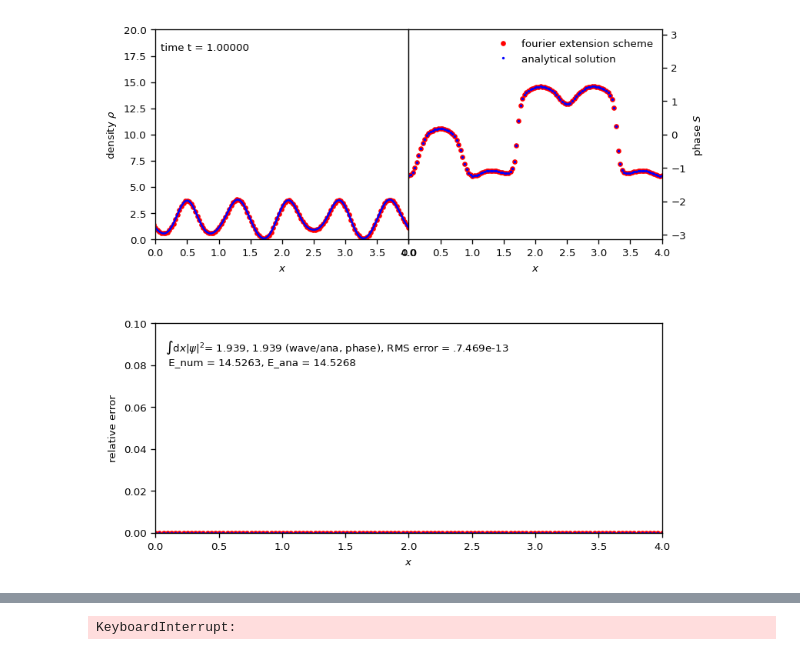
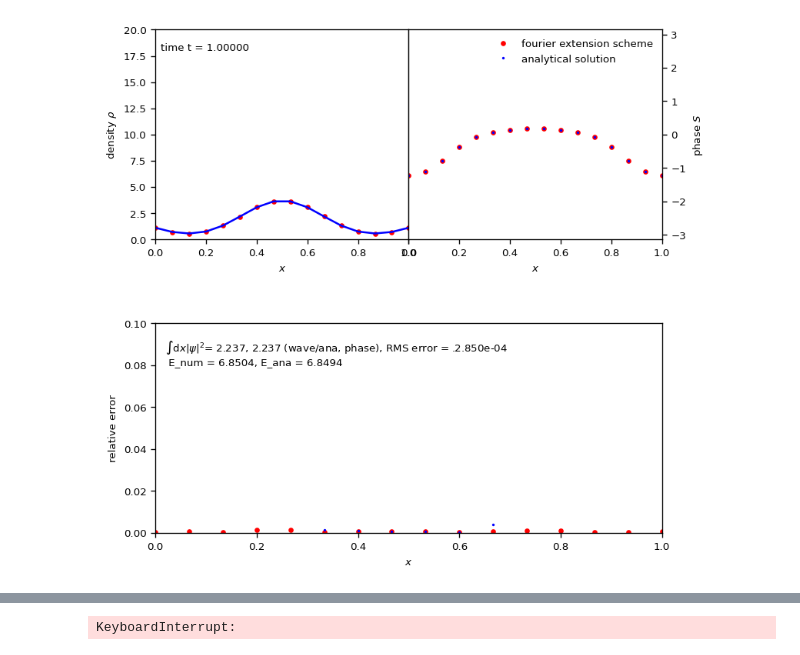
Before and after one commit to KunkelAlexander/fdm-hybrid-scheme, a Jupyter notebook: demonstration/SchrödingerFE.ipynb, the cells around one changed output, grey strips where cells are left out. Drawn from its saved outputs; the diff is of its cells as text; code cells hidden in the pictures.

```diff
--- a/demonstration/SchrödingerFE.ipynb
+++ b/demonstration/SchrödingerFE.ipynb
@@ -364,6 +451,10 @@ class Scheme:
         psi_ref = self.generateIC(*self.grid, self.dx, self.t, self.m, self.hbar)
         return np.abs(np.abs(self.psi[self.inner])**2 - np.abs(psi_ref[self.inner])**2) / (np.abs(psi_ref[self.inner])**2)
 
+    def computeAbsErrorArray(self):
+        psi_ref = self.generateIC(*self.grid, self.dx, self.t, self.m, self.hbar)
+        return np.abs(np.abs(self.psi[self.inner])**2 - np.abs(psi_ref[self.inner])**2)
+
     def computeRelError(self):
         psi_ref = self.generateIC(*self.grid, self.dx, self.t, self.m, self.hbar)
         l_infty_diff = np.max(np.abs(np.abs(self.psi[self.inner])**2 - np.abs(psi_ref[self.inner])**2))
@@ -384,16 +475,20 @@ class FourierExtensionScheme(Scheme):
     def __init__(self, config, generateIC):
         super().__init__(config, generateIC)
 
+        self.upsampleGrid = np.linspace(self.grid[0][0], self.grid[0][-1], 2 * len(self.grid[0]))
+
         N      = int(self.totalN/4)
         Ncoll  = int(self.totalN/2)
         theta  = 2
         chi    = theta/2
-        cutoff = 1e-12
+        cutoff = 1e-14
 
         self.fe     = FourierExtension( N, Ncoll, theta, chi, cutoff = cutoff)
         self.psi    = self.generateIC(*self.grid, self.dx, self.t, self.m, self.hbar)
         self.fields = self.psi
         self.counter = 0
+        self.alpha                  = config.get("alpha", 0)
+        self.p                      = config.get("p", 1)
 
     def step(self, dt):
         if self.useBC:
@@ -411,16 +506,16 @@ class FourierExtensionScheme(Scheme):
             dx                   = xscale[1] - xscale[0]
             xint                 = np.pad(xscale, (0, self.totalN), mode="linear_ramp", end_values=(0, xscale[-1] + self.totalN * dx))
             xext                 = (xint + shift)/slope
-            frec, fhat           = self.fe.computeExtension(self.psi[:-1], (len(x)-2)*2, maxiter=3)
+            frec, fhat           = self.fe.computeExtension(self.psi[:-1], (len(x)-2)*2, maxiter=10)
             frec                 = np.roll(frec, self.fe.Ncoll - 1)
 
             Nfull                = self.totalN
 
             if 0:
-                frecref                = self.fe.reconstructFourier(xint, fhat)[:-3]
-                print(frec.shape, frecref.shape)
-                print(np.mean(np.abs(frec - frecref)))
-                print(frec[0], frec[1], frec[-2], frec[-1])
+                #frecref                = self.fe.reconstructFourier(xint, fhat)[:-3]
+                #print(frec.shape, frecref.shape)
+                #print(np.mean(np.abs(frec - frecref)))
+                #print(frec[0], frec[1], frec[-2], frec[-1])
 
                 plt.title("fourier extension")
                 plt.plot(frec.real)
@@ -460,11 +555,19 @@ class FourierExtensionScheme(Scheme):
                 plt.yscale("log")
                 plt.show()
 
-            fhat = np.exp(-Coeff1 * k**2) * fhat
+            fhat = fhat * np.exp(-self.alpha * (2*k/len(fhat))**(2*self.p))
+
+            fhat = fhat * ( 1 - Coeff1 * k**2 + (- Coeff1 * k**2)**2/2 + (- Coeff1 * k**2)**3/6  + (- Coeff1 * k**2)**4/24)
+            #fhat = np.exp(-Coeff1 * k**2) * fhat
 
             self.psi[:Nfull-1] = scipy.fft.ifft(fhat)[:Nfull-1]
 
 
+            if 0:
+                plt.title("Relative errors")
+                plt.plot(self.computeAbsErrorArray())
+                plt.yscale("log")
+                plt.show()
 
 
         self.counter += 1
@@ -489,15 +592,17 @@ def periodic1DGaussian(x, dx, t, m = 1, hbar = 1,  x0=.5, alpha= 1/20, eps=0, L=
 c = config.generateConfig()
 c["t0"]                         = 0.0
 c["tEnd"]                       = 1.0
-c["resolution"]                 = 128
-c["boundarySize"]               = 8
+c["resolution"]                 = 16
+c["boundarySize"]               = 6
 c["useBC"]                      = True
-c["domainSize"]                 = [0, 4]
-c["xlim"]                       = [0, 4]
+c["domainSize"]                 = [0, 1]
+c["xlim"]                       = [0, 1]
 c["dpi"]                        = 120
 c["densityYlim"]                = [0, 20]
 c["useAdaptiveTimestep"]        = True
 c["C_parabolic"]                = 0.4
+c["alpha"]                      = 16 * np.log(10)
+c["p"]                          = 50
 scheme = FourierExtensionScheme(c, periodic1DGaussian)
 scheme.run()
 animation.drawFrame(scheme)
@@ -506,4 +611,4 @@ Finished in 2521 time steps
-[figure, old version]
+[figure, new version]
 # %%
 
 class SubregionScheme(Scheme):
```
Also changed, not shown: parts of 6 cells of this notebook, 5 other files.
